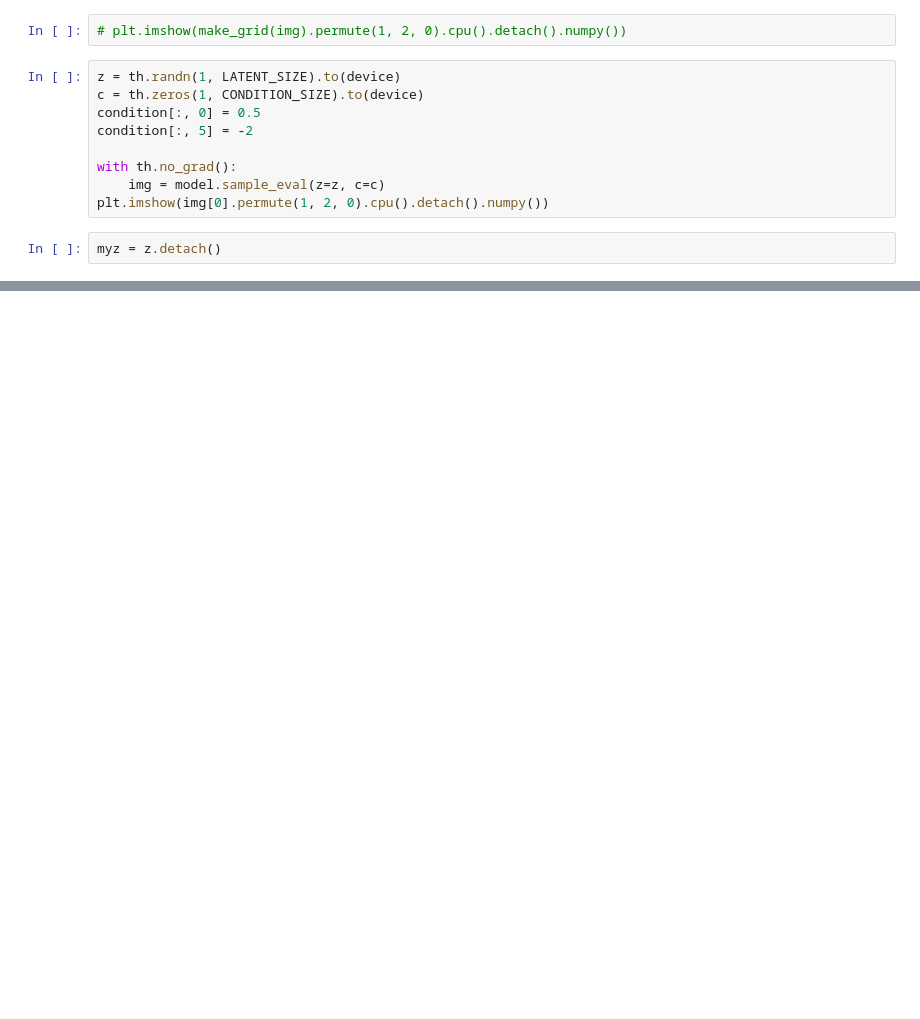
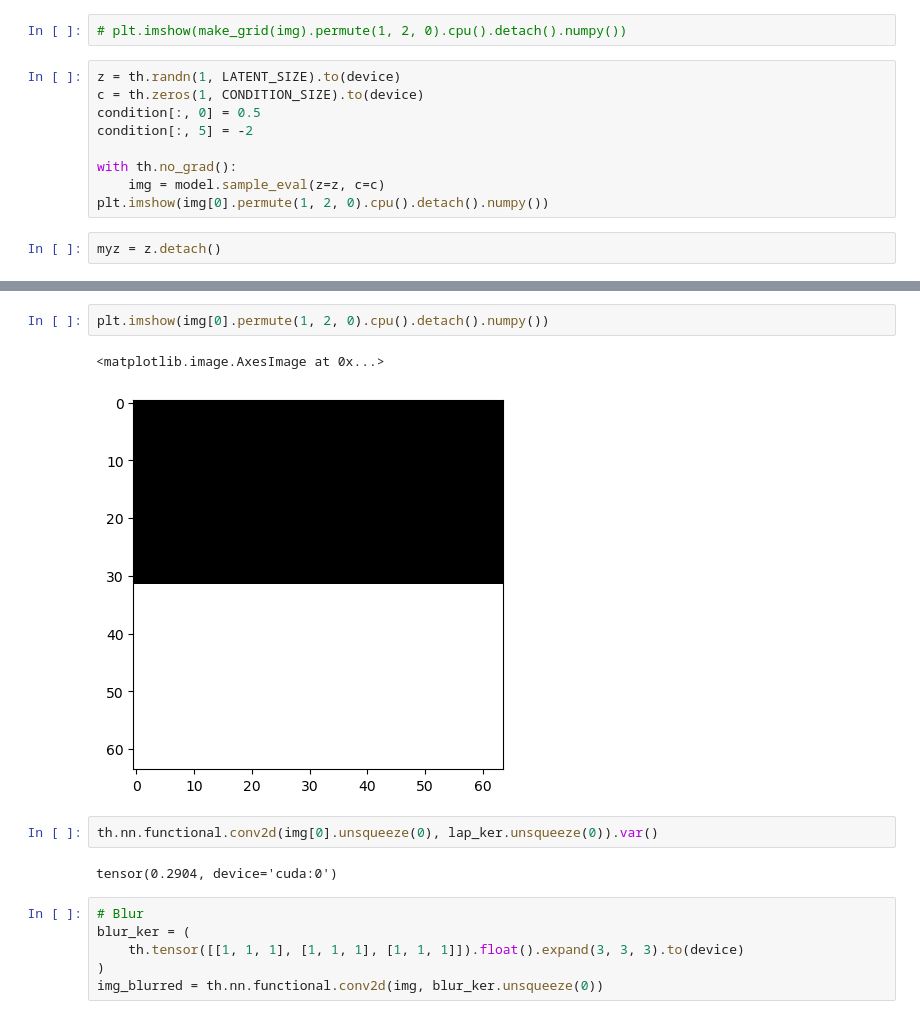
Before and after one commit to emaballarin/celeba_steerable_cvae, a Jupyter notebook: src/eval.ipynb, the cells around one changed output, grey strips where cells are left out. Saved outputs shown, nothing was run; the diff lists cells and outputs as text; blank space fills up the shorter version.

```diff
--- a/src/eval.ipynb
+++ b/src/eval.ipynb
@@ -65,0 +120,15 @@ for i in range(10):
+# %%
+plt.imshow(img[0].permute(1, 2, 0).cpu().detach().numpy())
+# %% [output]
+<matplotlib.image.AxesImage at 0x...>
+[figure, added]
+# %%
+th.nn.functional.conv2d(img[0].unsqueeze(0), lap_ker.unsqueeze(0)).var()
+# %% [output]
+tensor(0.2904, device='cuda:0')
+# %%
+# Blur
+blur_ker = (
+    th.tensor([[1, 1, 1], [1, 1, 1], [1, 1, 1]]).float().expand(3, 3, 3).to(device)
+)
+img_blurred = th.nn.functional.conv2d(img, blur_ker.unsqueeze(0))
```
Also changed, not shown: parts of 21 cells of this notebook, 3 other files.
